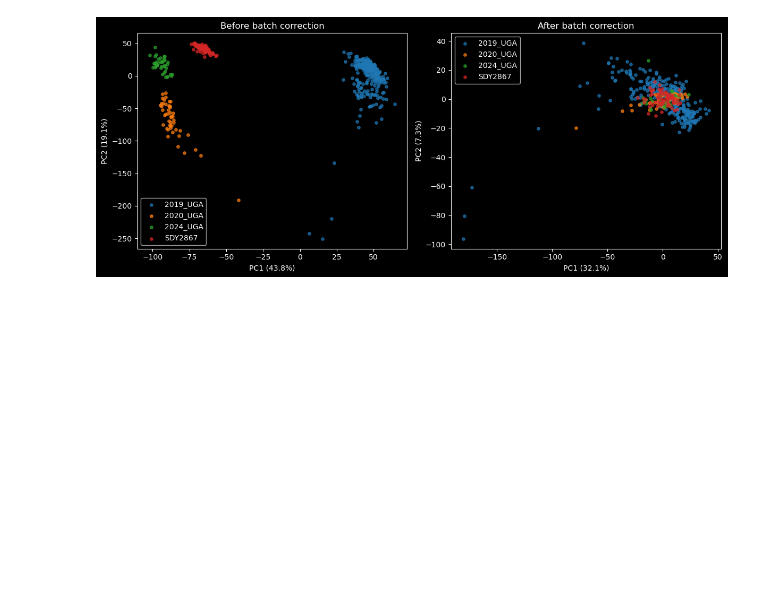
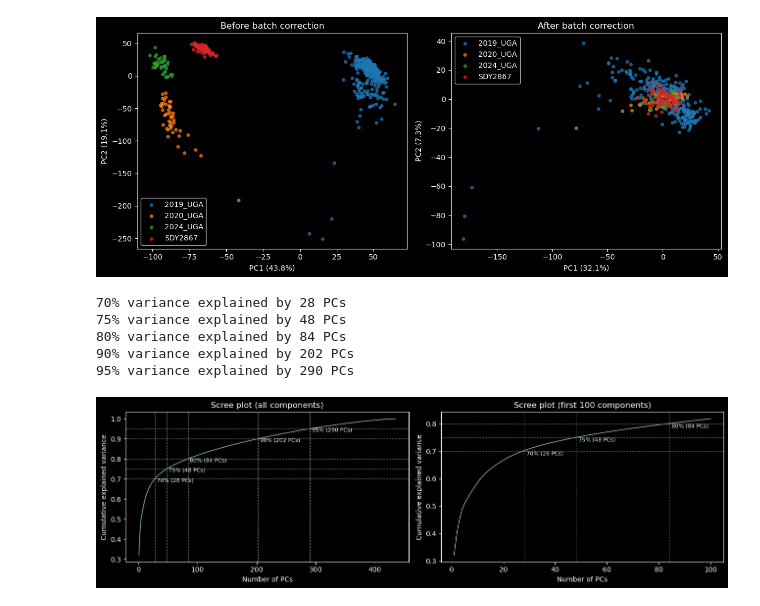
Before and after one commit to DirtyChay/cmi-flu-prediction-challenge-capstone, a Jupyter notebook: data_cleaning/train/clean_transcriptomics.ipynb, the cells around one changed output. Saved outputs shown, nothing was run; the diff lists cells and outputs as text; code cells hidden in the pictures; blank space fills up the shorter version.

Commit message:
pca done and data merged

```diff
--- a/data_cleaning/train/clean_transcriptomics.ipynb
+++ b/data_cleaning/train/clean_transcriptomics.ipynb
@@ -170,4 +170,50 @@ plt.tight_layout()
 plt.show()
 # %% [output]
 [figure]
+# %%
+# EDA: scree plot to pick N_PCS
+# svd_solver='full' is correct for wide data (n_samples=435 << n_features=30k)
+pca_full = PCA(svd_solver='full', n_components=min(435, len(gene_cols)))
+pca_full.fit(corrected_df.values.T)  # samples x genes
+
+cumvar = np.cumsum(pca_full.explained_variance_ratio_)
+n_components = np.arange(1, len(cumvar) + 1)
+
+thresholds = [0.70, 0.75, 0.80, 0.90, 0.95]
+n_for_threshold = {t: np.searchsorted(cumvar, t) + 1 for t in thresholds}
+for t, n in n_for_threshold.items():
+    print(f"{t:.0%} variance explained by {n} PCs")
+
+fig, axes = plt.subplots(1, 2, figsize=(13, 4))
+
+axes[0].plot(n_components, cumvar, linewidth=1)
+for t in thresholds:
+    n = n_for_threshold[t]
+    axes[0].axhline(t, color='grey', linestyle='--', linewidth=0.8)
+    axes[0].axvline(n, color='grey', linestyle='--', linewidth=0.8)
+    axes[0].text(n + 3, t - 0.015, f'{t:.0%} ({n} PCs)', fontsize=8)
+axes[0].set_xlabel('Number of PCs')
+axes[0].set_ylabel('Cumulative explained variance')
+axes[0].set_title('Scree plot (all components)')
+
+axes[1].plot(n_components[:100], cumvar[:100], linewidth=1)
+for t in thresholds:
+    n = n_for_threshold[t]
+    if n <= 100:
+        axes[1].axhline(t, color='grey', linestyle='--', linewidth=0.8)
+        axes[1].axvline(n, color='grey', linestyle='--', linewidth=0.8)
+        axes[1].text(n + 1, t - 0.015, f'{t:.0%} ({n} PCs)', fontsize=8)
+axes[1].set_xlabel('Number of PCs')
+axes[1].set_ylabel('Cumulative explained variance')
+axes[1].set_title('Scree plot (first 100 components)')
+
+plt.tight_layout()
+plt.show()
+# %% [output]
+70% variance explained by 28 PCs
+75% variance explained by 48 PCs
+80% variance explained by 84 PCs
+90% variance explained by 202 PCs
+95% variance explained by 290 PCs
+[figure, added]
 # %%
```
Also changed, not shown: parts of 3 cells of this notebook, 3 other files.
